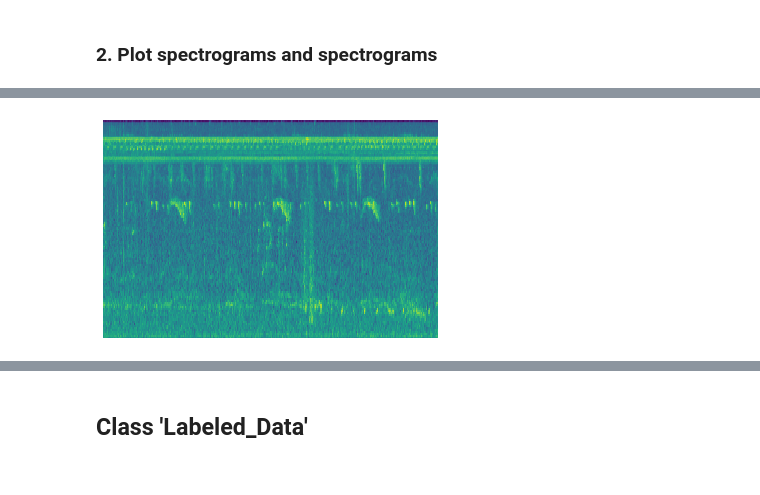
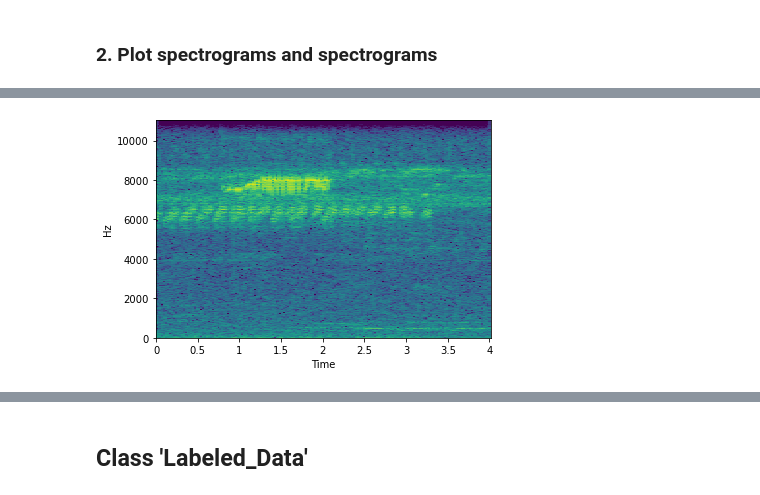
Before and after one commit to microsoft/Akoustos, a Jupyter notebook: Examples/Example_audios_spectrograms.ipynb, the cells around one changed output, grey strips where cells are left out. Saved outputs shown, nothing was run; the diff lists cells and outputs as text; code cells hidden in the pictures.

```diff
--- a/Examples/Example_audios_spectrograms.ipynb
+++ b/Examples/Example_audios_spectrograms.ipynb
@@ -20,14 +20,14 @@ from src.audio import Audio
 
 audio_filenames = glob.glob(audio_dir + '*')
 
-audio = Audio.load(audio_filenames[0])
+audio = Audio.load(audio_filenames[10])
 print('audio sample rate:', audio.sample_rate)
 print('audio length of seconds:', audio.duration())
 # %% [output]
 audio sample rate: 22050
 audio length of seconds: 60.0
 # %%
-audio_trimmed = audio.trim(start_time = 0, end_time = 5)
+audio_trimmed = audio.trim(start_time = 2, end_time = 6)
 print('audio sample rate:', audio_trimmed.sample_rate)
 print('audio length of seconds:', audio_trimmed.duration())
 # %% [output]
@@ -50,4 +38,4 @@ audio.plot_spectrogram(axis = True, melspectrogram = True, cmap = 'gray')
-# %%
-audio.plot_spectrogram(axis = False,  melspectrogram = True)
-# %% [output]
-[figure, removed]
+# %%
+audio_trimmed.generate_spectrogram(axis = True, sr = 22050, hop_length=512, fmin=None, fmax=None, x_axis='time', y_axis='linear', cmap = 'viridis')
+# %% [output]
+[figure, added]
```
Also changed, not shown: parts of 12 cells of this notebook.
